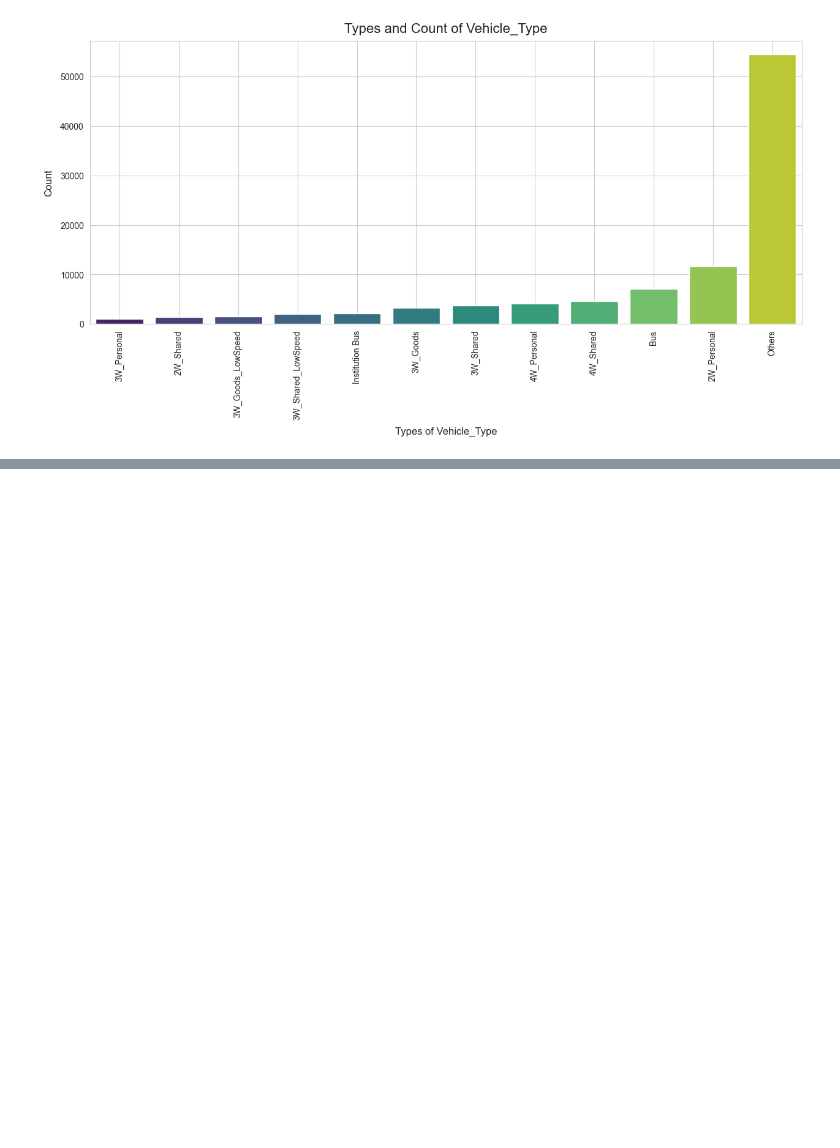
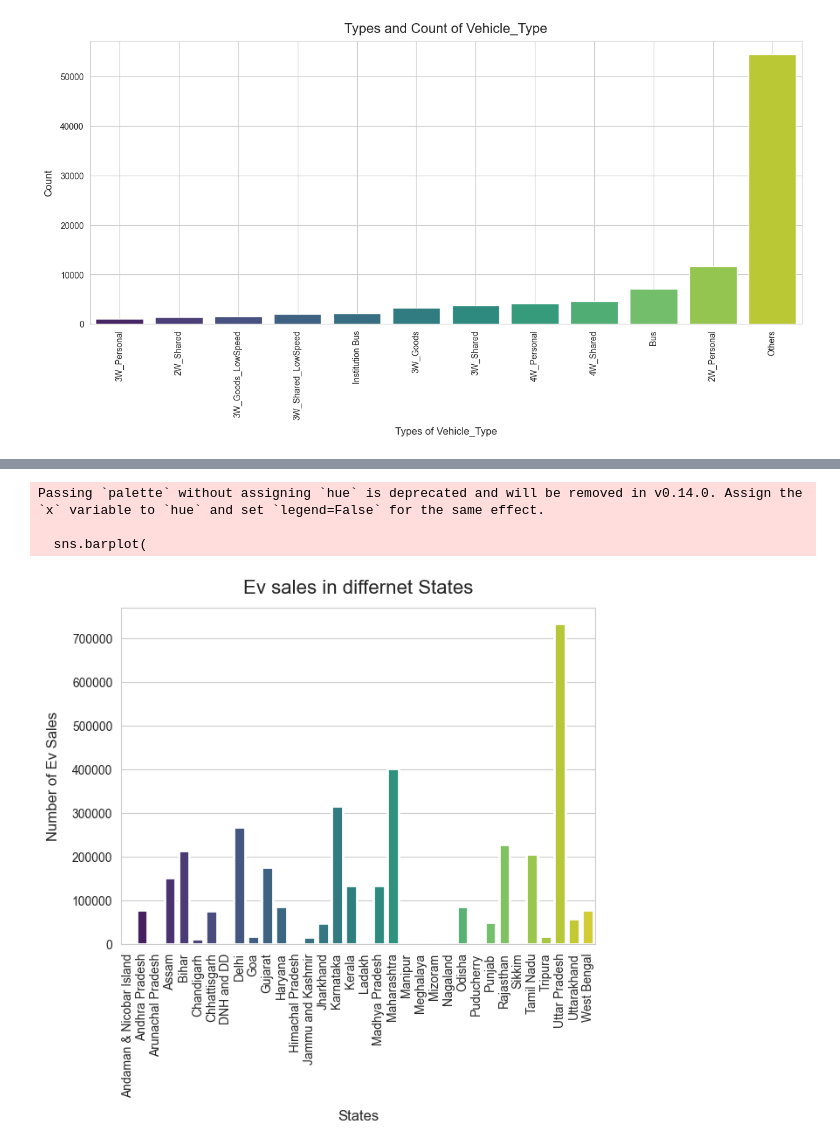
Before and after one commit to Christophermathai/Electric-Vehicle-Sales-by-State-in-India-Data-Analysis, a Jupyter notebook: Electric Vehicle Sales by State in India.ipynb, the cells around one changed output, grey strips where cells are left out. Cells and saved outputs as stored; diff of their text form; code cells hidden in the pictures; blank space fills up the shorter version.

```diff
--- a/Electric Vehicle Sales by State in India.ipynb
+++ b/Electric Vehicle Sales by State in India.ipynb
@@ -181,0 +283,22 @@ plt.show()
+# %%
+ev_sales_per_sate = data.groupby('State')['EV_Sales_Quantity'].sum().reset_index()
+plt.figure(figsize=(7, 5))
+sns.set_style('whitegrid')
+
+sns.barplot(
+    x='State',
+    y='EV_Sales_Quantity',
+    data=ev_sales_per_sate,
+    linewidth=2,palette="viridis"
+)
+plt.title("Ev sales in differnet States",fontsize=16,pad=12)
+plt.xlabel("States",fontsize=12,labelpad=10)
+plt.ylabel("Number of Ev Sales",fontsize=12,labelpad=10)
+plt.xticks(rotation=90)
+plt.savefig("Outputs/Ev sales in differnet States")
+plt.show()
+# %% [output]
+Passing `palette` without assigning `hue` is deprecated and will be removed in v0.14.0. Assign the `x` variable to `hue` and set `legend=False` for the same effect.
+
+  sns.barplot(
+[figure, added]
```
Also changed, not shown: parts of 28 cells of this notebook, 10 other files.
